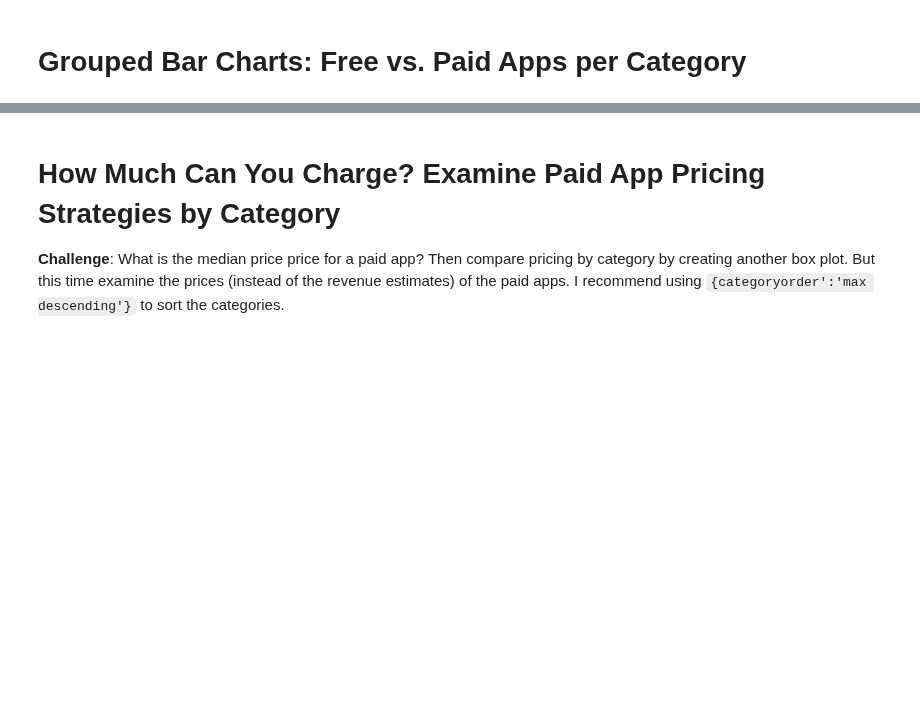
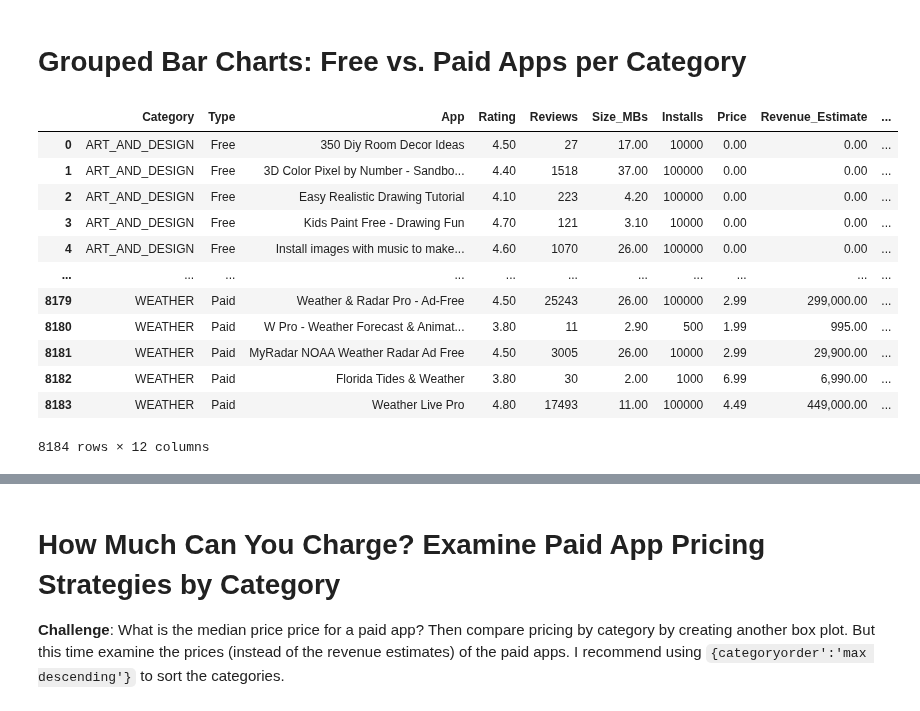
Before and after one commit to nico-Zero/Python, a Jupyter notebook: New_Shit__/Angela_Yu__/Day_76_plotly/Google Play Store App Analytics (start).ipynb, the cells around one changed output, grey strips where cells are left out. Saved outputs shown, nothing was run; the diff lists cells and outputs as text; code cells hidden in the pictures; blank space fills up the shorter version.

```diff
--- a/New_Shit__/Angela_Yu__/Day_76_plotly/Google Play Store App Analytics (start).ipynb
+++ b/New_Shit__/Angela_Yu__/Day_76_plotly/Google Play Store App Analytics (start).ipynb
@@ -339,6 +154,8 @@ df_apps_clean.sort_values("Price", ascending=False)
 # ]
 # df_apps_clean.insert(8, "Revenue_Estimate", revenue_estimate, True)
 
-df_apps_clean.insert(8, "Revenue_Estimate",df_apps_clean.Installs.mul(df_apps_clean.Price),True)
+df_apps_clean.insert(
+    8, "Revenue_Estimate", df_apps_clean.Installs.mul(df_apps_clean.Price), True
+)
 # %%
 df_apps_clean.sort_values(["Revenue_Estimate"], ascending=False)[:10]
@@ -422,2 +233,18 @@ Try experimenting with the built in colour scales in Plotly. You can find a full
 # %% [markdown]
 # Grouped Bar Charts: Free vs. Paid Apps per Category
+# %%
+df_apps_clean.groupby(["Category","Type"],as_index=False).value_counts()
+# %% [output]
+|  | Category | Type | App | Rating | Reviews | Size_MBs | Installs | Price | Revenue_Estimate | ... |
+| 0 | ART_AND_DESIGN | Free | 350 Diy Room Decor Ideas | 4.50 | 27 | 17.00 | 10000 | 0.00 | 0.00 | ... |
+| 1 | ART_AND_DESIGN | Free | 3D Color Pixel by Number - Sandbo... | 4.40 | 1518 | 37.00 | 100000 | 0.00 | 0.00 | ... |
+| 2 | ART_AND_DESIGN | Free | Easy Realistic Drawing Tutorial | 4.10 | 223 | 4.20 | 100000 | 0.00 | 0.00 | ... |
+| 3 | ART_AND_DESIGN | Free | Kids Paint Free - Drawing Fun | 4.70 | 121 | 3.10 | 10000 | 0.00 | 0.00 | ... |
+| 4 | ART_AND_DESIGN | Free | Install images with music to make... | 4.60 | 1070 | 26.00 | 100000 | 0.00 | 0.00 | ... |
+| ... | ... | ... | ... | ... | ... | ... | ... | ... | ... | ... |
+| 8179 | WEATHER | Paid | Weather & Radar Pro - Ad-Free | 4.50 | 25243 | 26.00 | 100000 | 2.99 | 299,000.00 | ... |
+| 8180 | WEATHER | Paid | W Pro - Weather Forecast & Animat... | 3.80 | 11 | 2.90 | 500 | 1.99 | 995.00 | ... |
+| 8181 | WEATHER | Paid | MyRadar NOAA Weather Radar Ad Free | 4.50 | 3005 | 26.00 | 10000 | 2.99 | 29,900.00 | ... |
+| 8182 | WEATHER | Paid | Florida Tides & Weather | 3.80 | 30 | 2.00 | 1000 | 6.99 | 6,990.00 | ... |
+| 8183 | WEATHER | Paid | Weather Live Pro | 4.80 | 17493 | 11.00 | 100000 | 4.49 | 449,000.00 | ... |
+8184 rows × 12 columns
```
Also changed, not shown: parts of 32 cells of this notebook.
